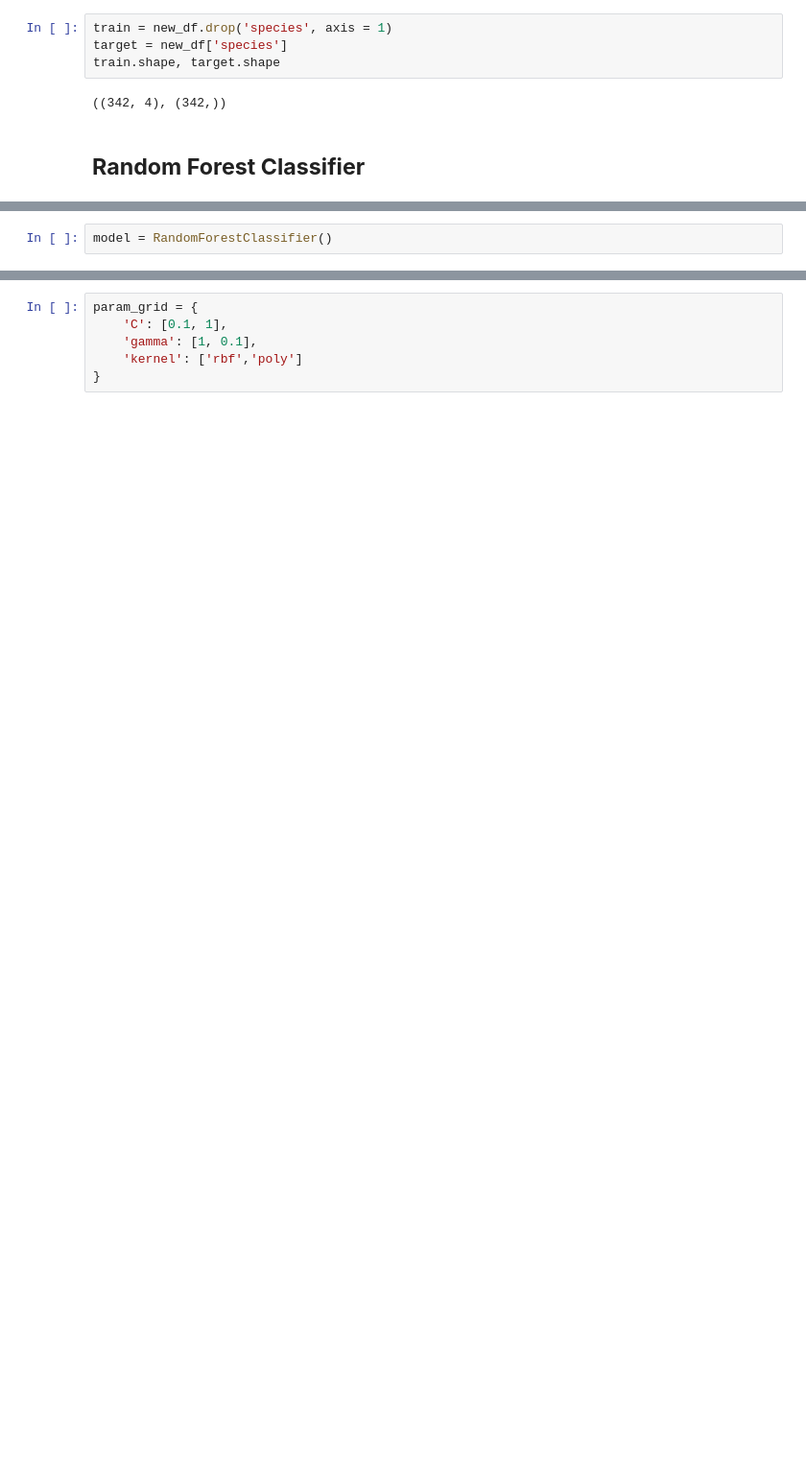
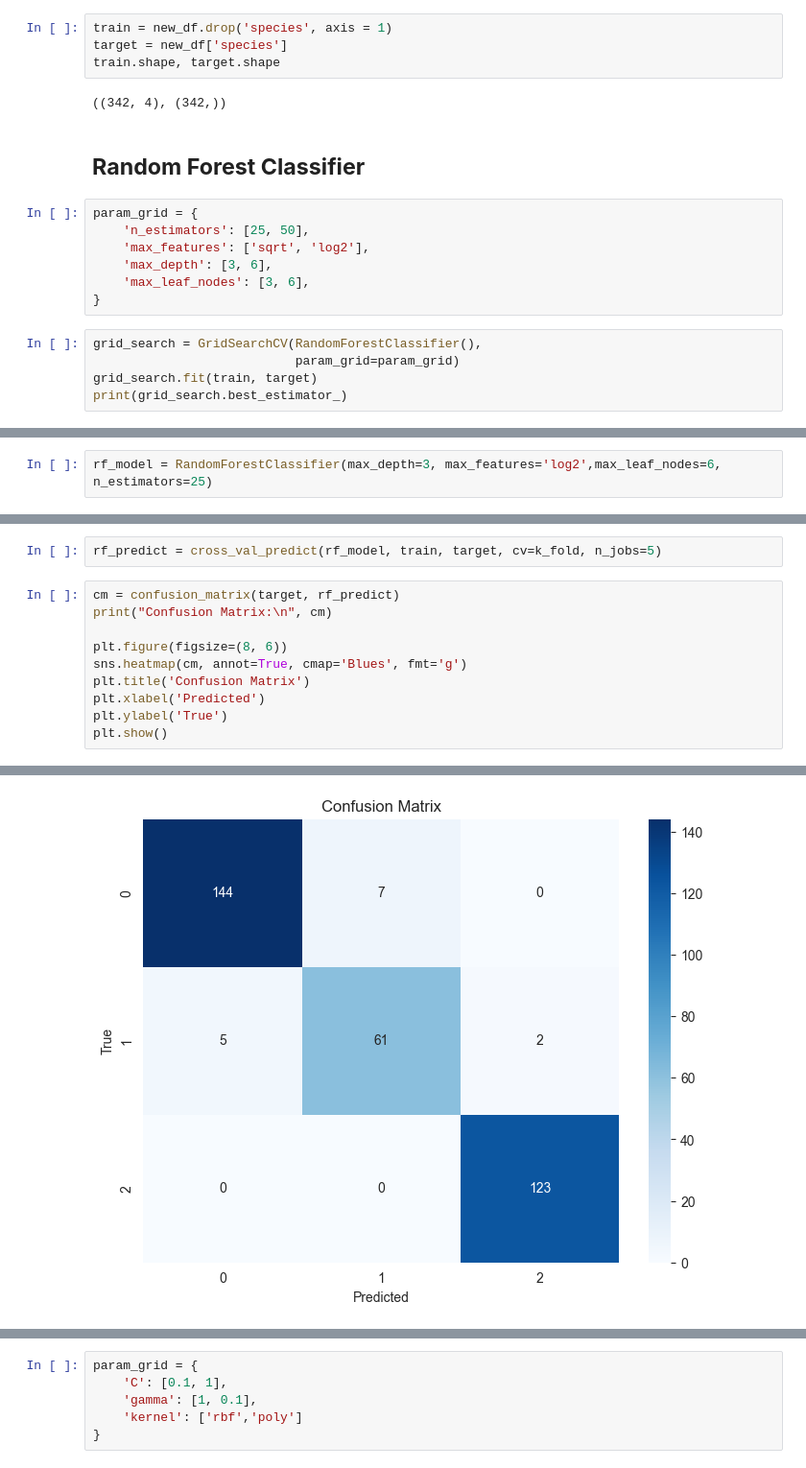
Before and after one commit to Gdankz/Machine-Learning, a Jupyter notebook: 225314095.ipynb, the cells around one changed output, grey strips where cells are left out. Shown at 96% size. Cells and saved outputs as stored; diff of their text form; blank space fills up the shorter version.

Commit message:
Add confusion matrix for each supervised learning

```diff
--- a/225314095.ipynb
+++ b/225314095.ipynb
@@ -296,3 +296,15 @@ train.shape, target.shape
 ((342, 4), (342,))
 # %% [markdown]
 ## **Random Forest Classifier**
+# %%
+param_grid = {
+    'n_estimators': [25, 50],
+    'max_features': ['sqrt', 'log2'],
+    'max_depth': [3, 6],
+    'max_leaf_nodes': [3, 6],
+}
+# %%
+grid_search = GridSearchCV(RandomForestClassifier(),
+                           param_grid=param_grid)
+grid_search.fit(train, target)
+print(grid_search.best_estimator_)
@@ -299,3 +314,3 @@ train.shape, target.shape
 # %%
-model = RandomForestClassifier()
+rf_model = RandomForestClassifier(max_depth=3, max_features='log2',max_leaf_nodes=6, n_estimators=25)
 # %%
@@ -314 +333,14 @@ Minimum accuracy:  94.11764705882352 %
 Maximum accuracy:  100.0 %
+# %%
+rf_predict = cross_val_predict(rf_model, train, target, cv=k_fold, n_jobs=5)
+# %%
+cm = confusion_matrix(target, rf_predict)
+print("Confusion Matrix:\n", cm)
+
+plt.figure(figsize=(8, 6))
+sns.heatmap(cm, annot=True, cmap='Blues', fmt='g')
+plt.title('Confusion Matrix')
+plt.xlabel('Predicted')
+plt.ylabel('True')
+plt.show()
+# %% [output]
@@ -315 +351,2 @@ Maximum accuracy:  100.0 %
+[figure, added]
 # %% [markdown]
```
Also changed, not shown: parts of 34 cells of this notebook.
